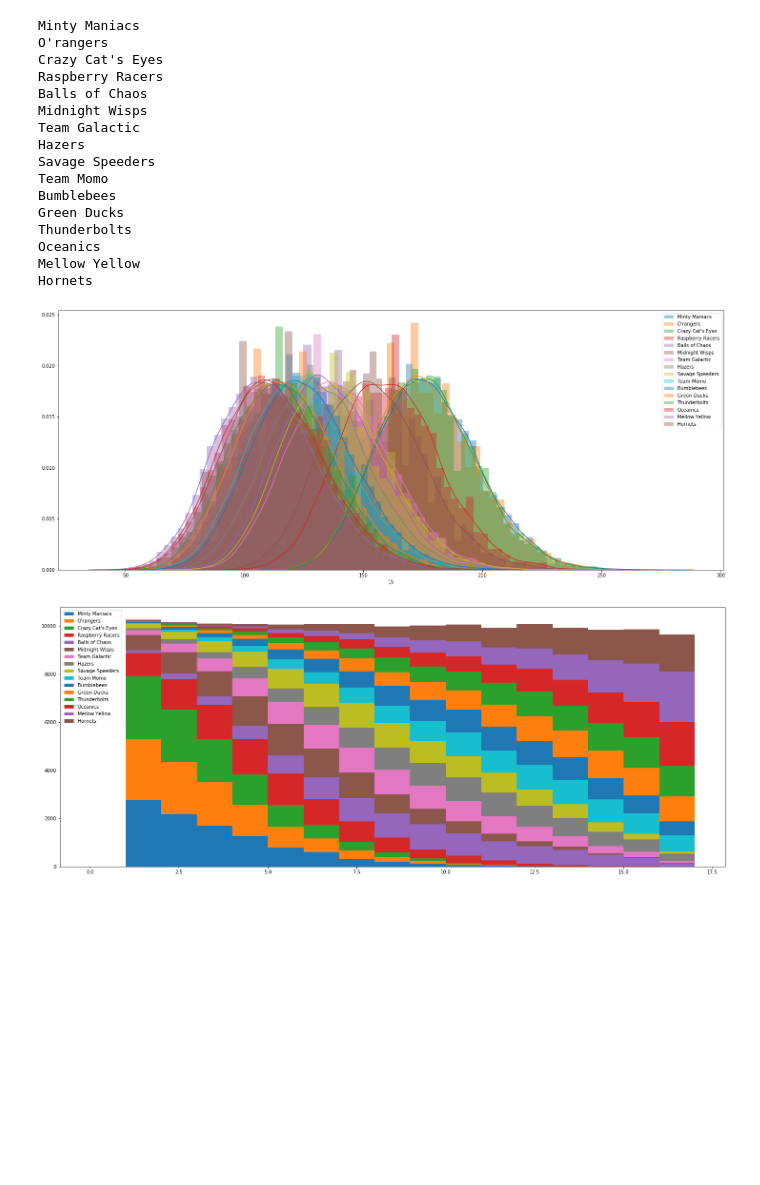
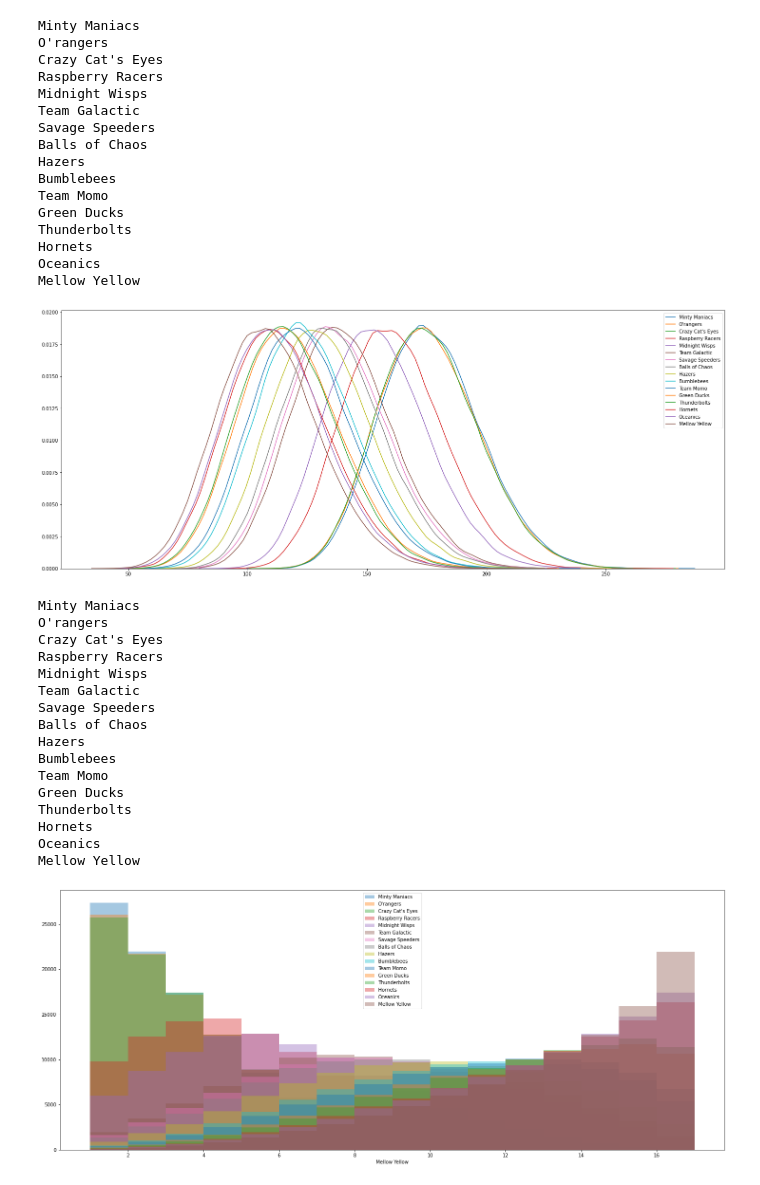
Before and after one commit to jtang9001/marble-carlo, a Jupyter notebook: carlo.ipynb, the cells around one changed output. Cells and saved outputs as stored; diff of their text form; code cells hidden in the pictures; blank space fills up the shorter version.

```diff
--- a/carlo.ipynb
+++ b/carlo.ipynb
@@ -8,5 +8,6 @@ import random
 rng = np.random.default_rng()
 # %%
 df = pd.read_csv('standings2.csv')
+df = df.set_index("Team")
 df
 # %% [output]
@@ -30,8 +32,8 @@ df
 # %%
 poss_scores = [0, 1, 2, 3, 4, 5, 6, 7, 8, 9, 10, 11, 12, 15, 20, 25]
 # %%
-ranks = pd.DataFrame(df["Team"])
-scores = pd.DataFrame(df["Team"])
+ranks = pd.DataFrame(index = df.index)
+scores = pd.DataFrame(index = df.index)
 # %%
 def fillDf(oldDf):
     filledDf = oldDf.copy()
@@ -42,12 +44,12 @@ def fillDf(oldDf):
     filledDf["rank"] = filledDf["sum"].rank(ascending=False)
     return filledDf
 # %%
-for i in range(50000):
-    if i % 500 == 0:
-        print(i/100)
+for i in range(100000):
+    if i % 200 == 0:
+        print(i)
 
     scenario = fillDf(df)
 
-    scores[str(i)] = scenario["sum"]
-    ranks[str(i)] = scenario["rank"]
+    scores[i] = scenario["sum"]
+    ranks[i] = scenario["rank"]
 # %% [output]
@@ -110,12 +98,8 @@ ranks
 # %%
 plt.figure(figsize=(25,10))
 for idx, row in scores.iterrows():
-    # print(row)
-    teamName = row.pop("Team")
-    print(teamName)
-    # plt.figure()
-    # plt.title(teamName)
-    sns.distplot(row, label = teamName)
+    print(idx)
+    sns.kdeplot(row, label = idx)
 plt.legend()
 plt.savefig("scores_hist.png")
 plt.show()
@@ -124,26 +108,42 @@ Minty Maniacs
 O'rangers
 Crazy Cat's Eyes
 Raspberry Racers
-Balls of Chaos
 Midnight Wisps
 Team Galactic
+Savage Speeders
+Balls of Chaos
 Hazers
-Savage Speeders
+Bumblebees
 Team Momo
-Bumblebees
 Green Ducks
 Thunderbolts
+Hornets
 Oceanics
 Mellow Yellow
-Hornets
-[figure, old version]
+[figure, new version]
 # %%
 plt.figure(figsize=(25,10))
-ranksPlot = ranks.copy()
-teamNames = ranksPlot.pop("Team")
-plt.hist(ranksPlot, histtype = "barstacked", bins = list(range(18)), label = teamNames)
+for idx, row in ranks.iterrows():
+    print(idx)
+    sns.distplot(row, label = idx, kde = False, bins = range(1,18))
 plt.legend()
 plt.savefig("ranks_hist.png")
 plt.show()
 # %% [output]
+Minty Maniacs
+O'rangers
+Crazy Cat's Eyes
+Raspberry Racers
+Midnight Wisps
+Team Galactic
+Savage Speeders
+Balls of Chaos
+Hazers
+Bumblebees
+Team Momo
+Green Ducks
+Thunderbolts
+Hornets
+Oceanics
+Mellow Yellow
-[figure, old version]
+[figure, new version]
```
Also changed, not shown: parts of 7 cells of this notebook, 4 other files.
